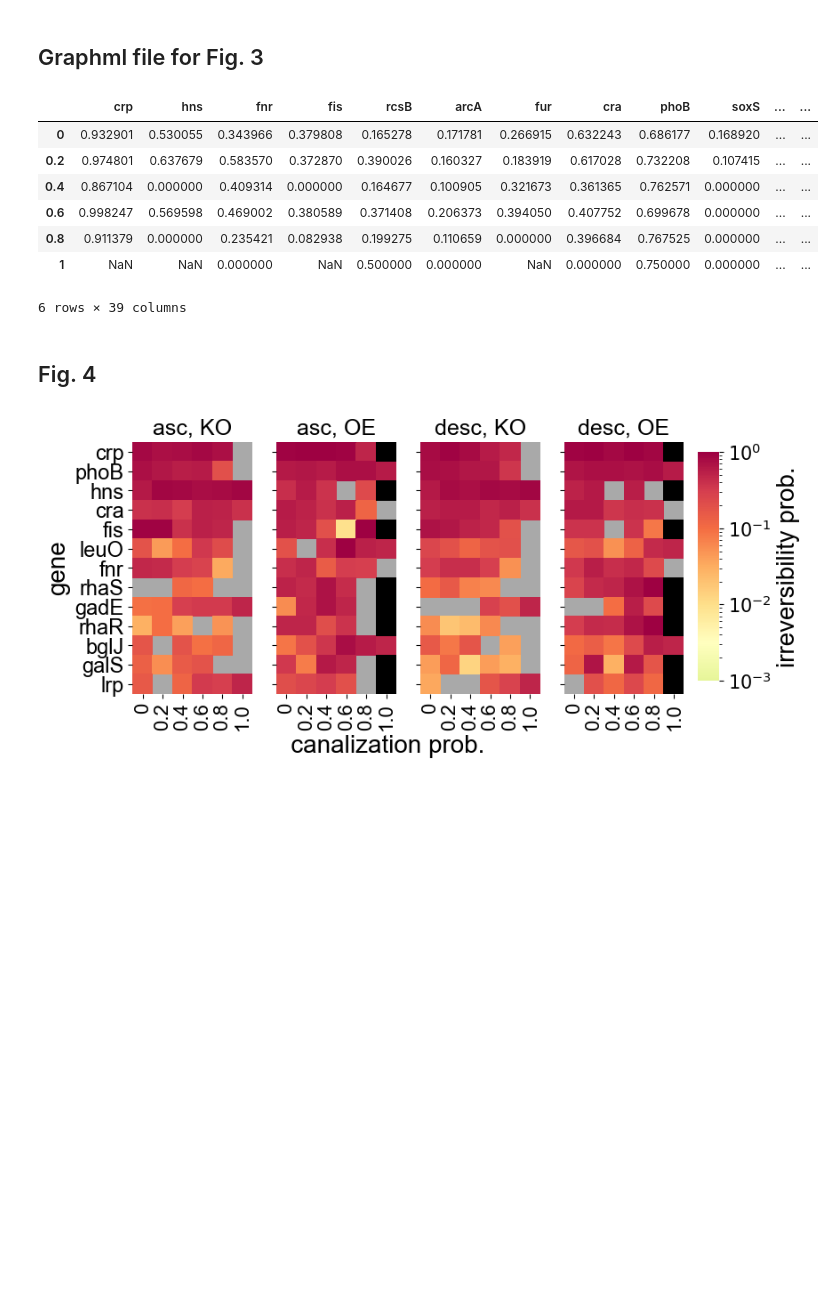
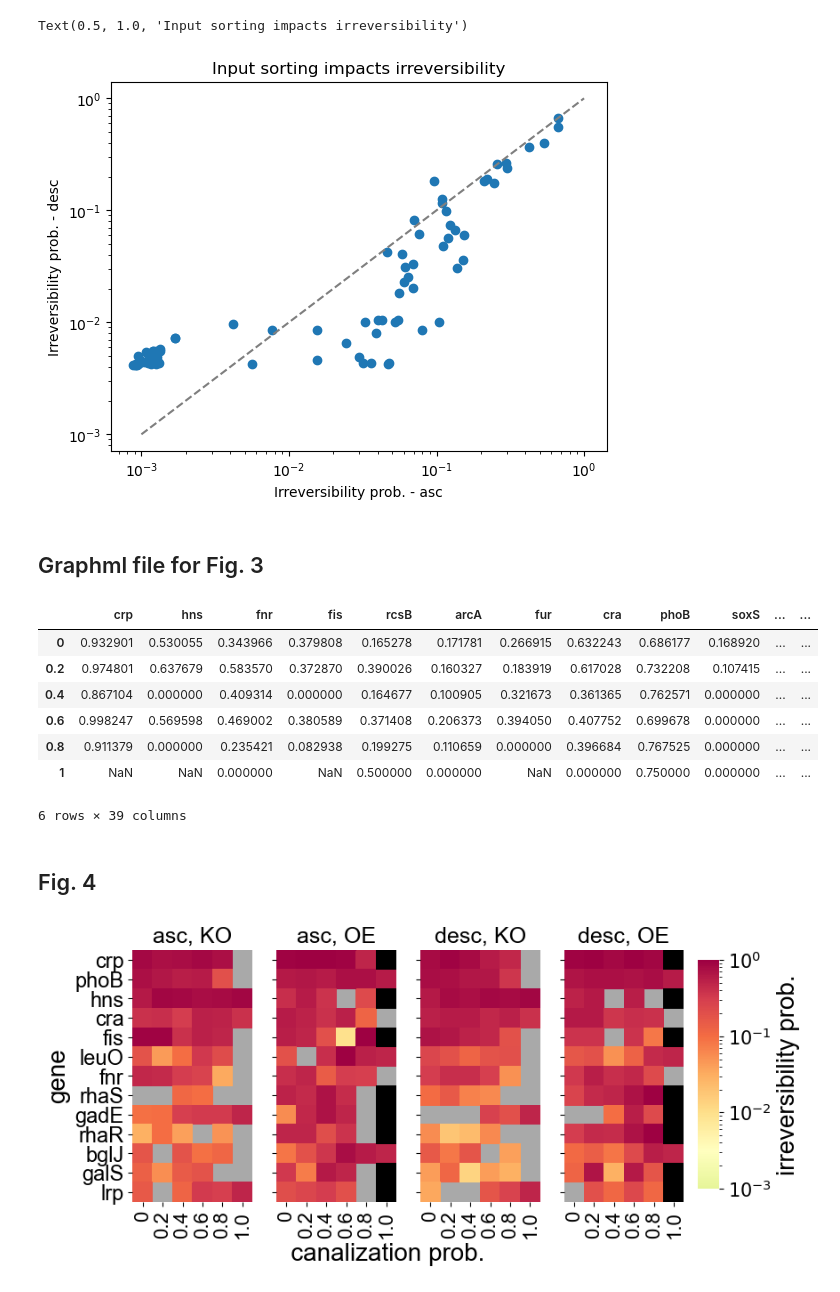
Before and after one commit to yizhao-nu/Irreversibility-in-GRN, a Jupyter notebook: irr_grn/irr_prob.ipynb, the cells around one changed output. Saved outputs shown, nothing was run; the diff lists cells and outputs as text; code cells hidden in the pictures; blank space fills up the shorter version.

```diff
--- a/irr_grn/irr_prob.ipynb
+++ b/irr_grn/irr_prob.ipynb
@@ -13,3 +319,15 @@ from matplotlib.colors import LogNorm
+# %%
+ascvsdesc = pd.DataFrame(irrev_d).T.groupby(level=0)
+plt.scatter(ascvsdesc.loc['asc'],ascvsdesc.loc['desc'])
+plt.plot(np.logspace(-3,0),np.logspace(-3,0),ls='--',color='C7')
+plt.gca().set_xscale('log')
+plt.gca().set_yscale('log')
+plt.gca().set_xlabel('Irreversibility prob. - asc')
+plt.gca().set_ylabel('Irreversibility prob. - desc')
+plt.gca().set_title('Input sorting impacts irreversibility')
+# %% [output]
+Text(0.5, 1.0, 'Input sorting impacts irreversibility')
+[figure, added]
 # %% [markdown]
 ## Graphml file for Fig. 3
 # %%
```
Also changed, not shown: parts of 14 cells of this notebook.
